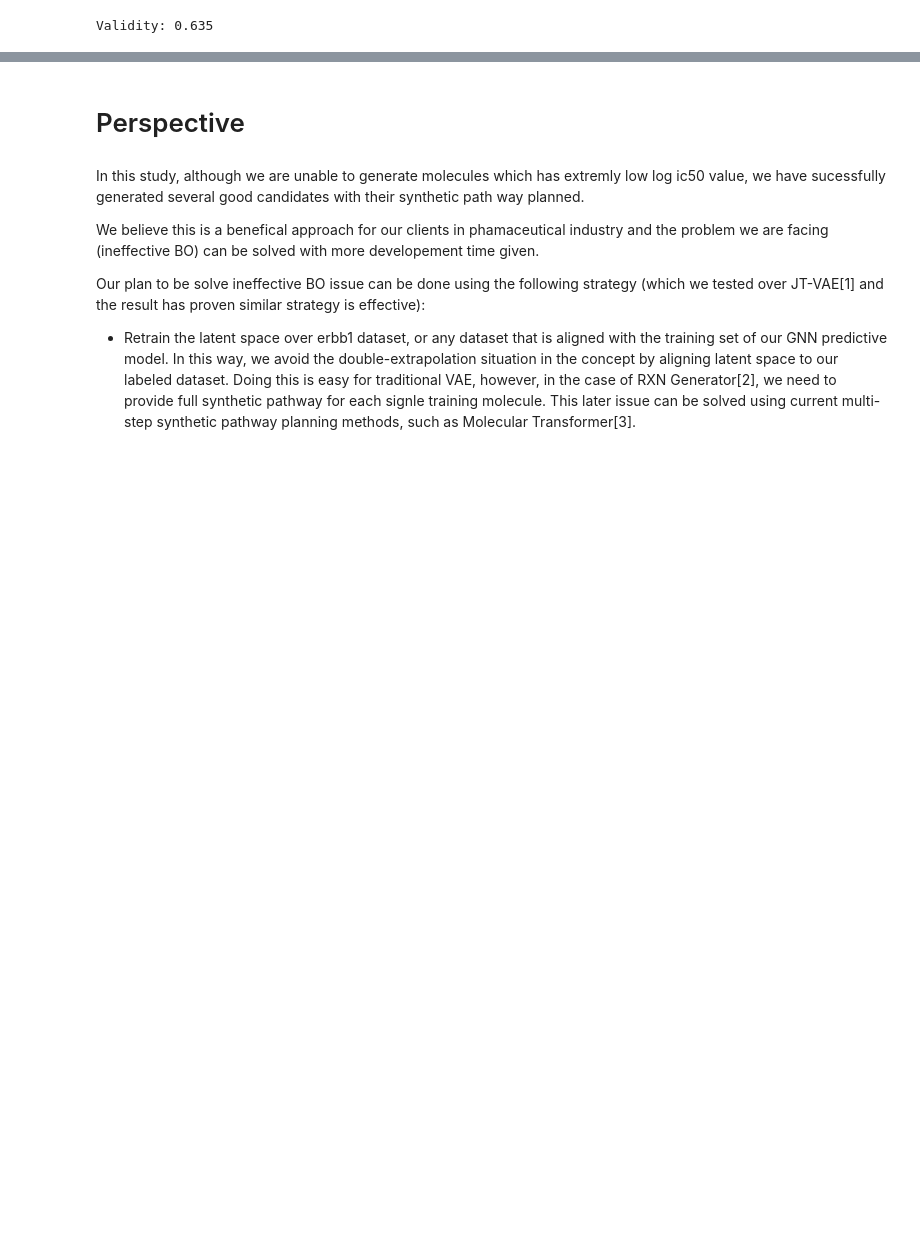
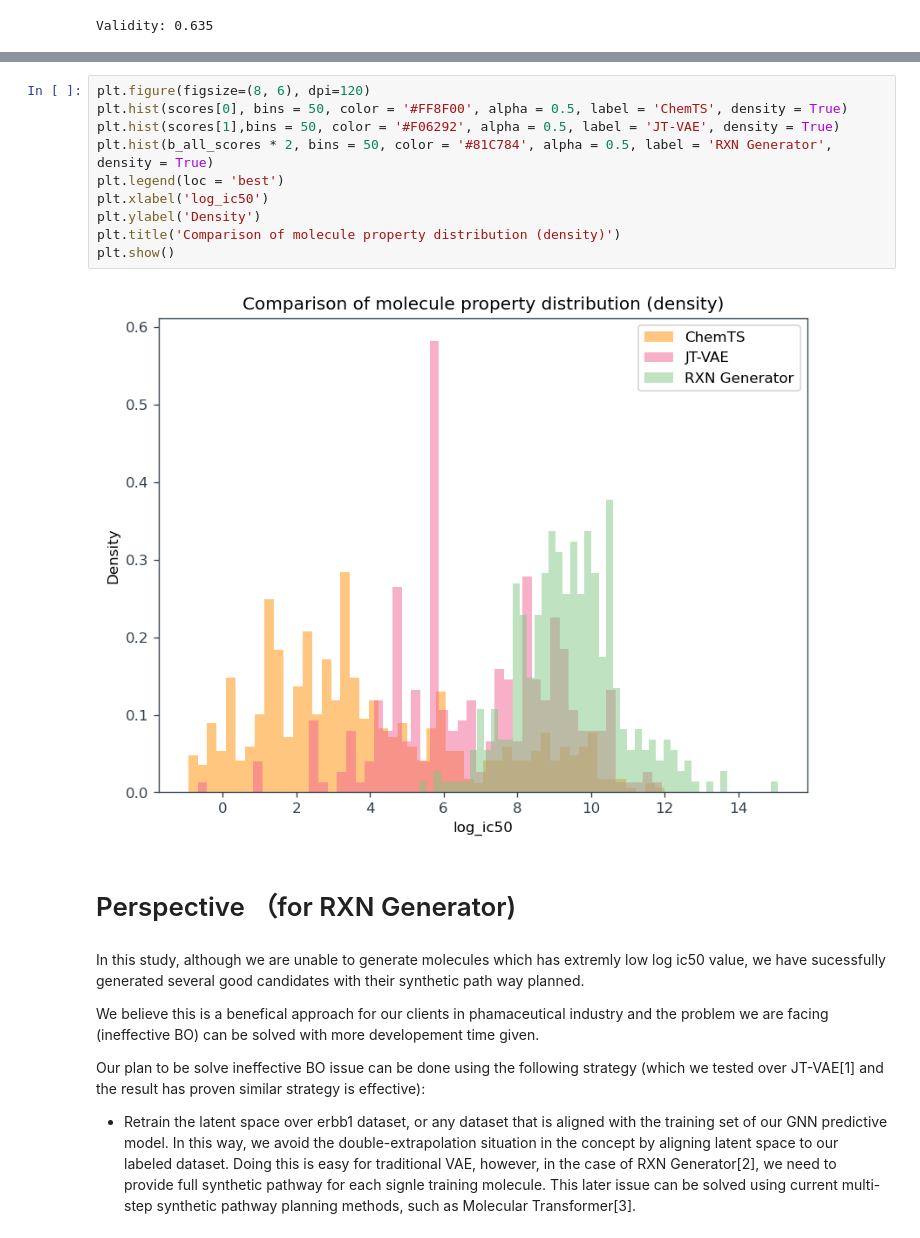
Before and after one commit to jinzhezhang/erbb1_project, a Jupyter notebook: RXN Generator.ipynb, the cells around one changed output, grey strips where cells are left out. Saved outputs shown, nothing was run; the diff lists cells and outputs as text; blank space fills up the shorter version.

```diff
--- a/RXN Generator.ipynb
+++ b/RXN Generator.ipynb
@@ -253,5 +282,17 @@ Validity: 0.635
+# %%
+plt.figure(figsize=(8, 6), dpi=120)
+plt.hist(scores[0], bins = 50, color = '#FF8F00', alpha = 0.5, label = 'ChemTS', density = True)
+plt.hist(scores[1],bins = 50, color = '#F06292', alpha = 0.5, label = 'JT-VAE', density = True)
+plt.hist(b_all_scores * 2, bins = 50, color = '#81C784', alpha = 0.5, label = 'RXN Generator', density = True)
+plt.legend(loc = 'best')
+plt.xlabel('log_ic50')
+plt.ylabel('Density')
+plt.title('Comparison of molecule property distribution (density)')
+plt.show()
+# %% [output]
+[figure, added]
 # %% [markdown]
-# Perspective
+# Perspective （for RXN Generator)
 # %% [markdown]
 In this study, although we are unable to generate molecules which has extremly low log ic50 value, we have sucessfully generated several good candidates with their synthetic path way planned.
 
```
Also changed, not shown: parts of 6 cells of this notebook, 10 other files.
